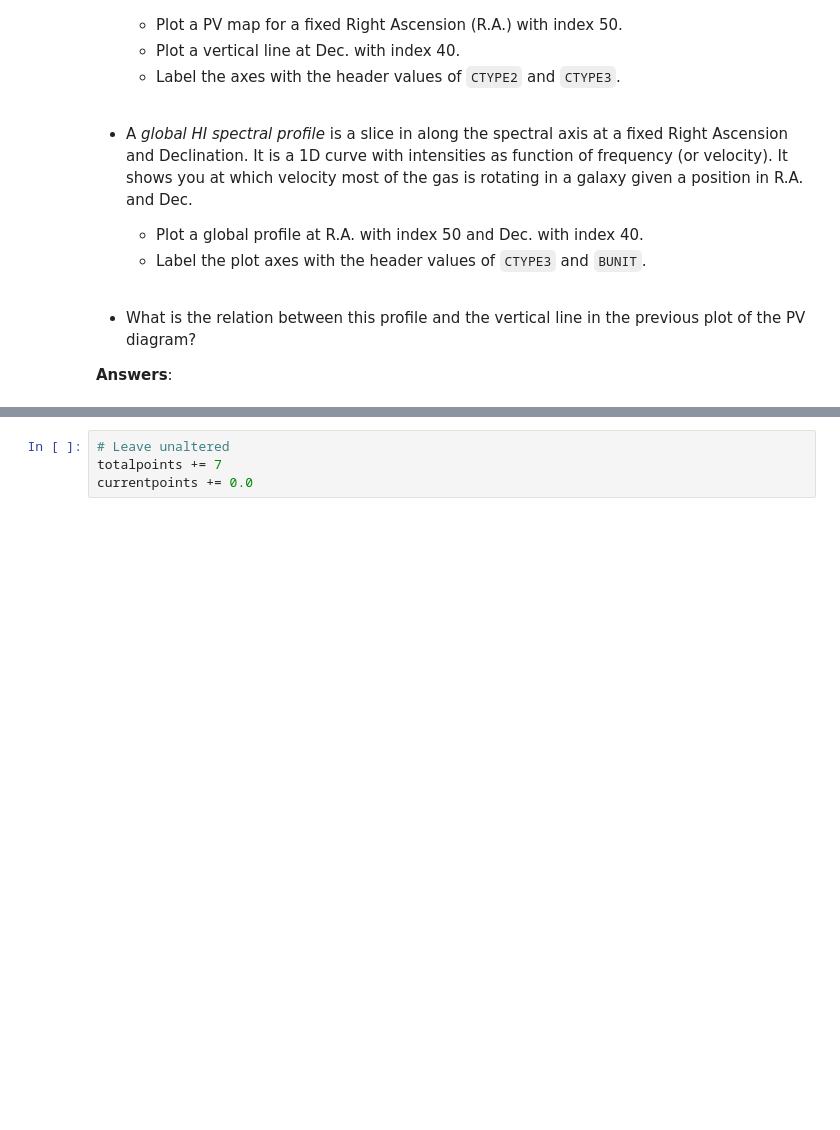
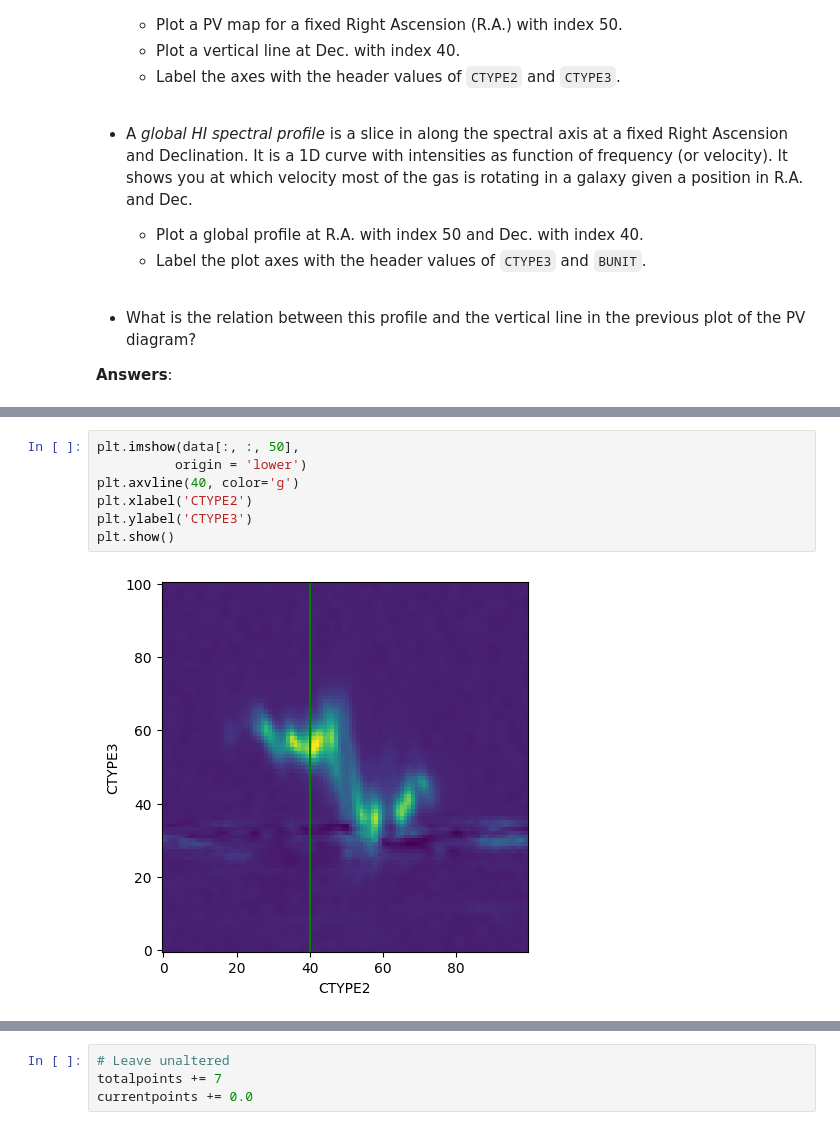
Before and after one commit to avalperezRUG/PROGNUM-repo, a Jupyter notebook: Task6/s6217338_Coursework6.ipynb, the cells around one changed output, grey strips where cells are left out. Drawn from its saved outputs; the diff is of its cells as text; blank space fills up the shorter version.

```diff
--- a/Task6/s6217338_Coursework6.ipynb
+++ b/Task6/s6217338_Coursework6.ipynb
@@ -49,0 +88,9 @@ totalpoints = currentpoints = 0
+# %%
+plt.imshow(data[:, :, 50],
+          origin = 'lower')
+plt.axvline(40, color='g')
+plt.xlabel('CTYPE2')
+plt.ylabel('CTYPE3')
+plt.show()
+# %% [output]
+[figure, added]
```
Also changed, not shown: parts of 15 cells of this notebook, 24 other files.
